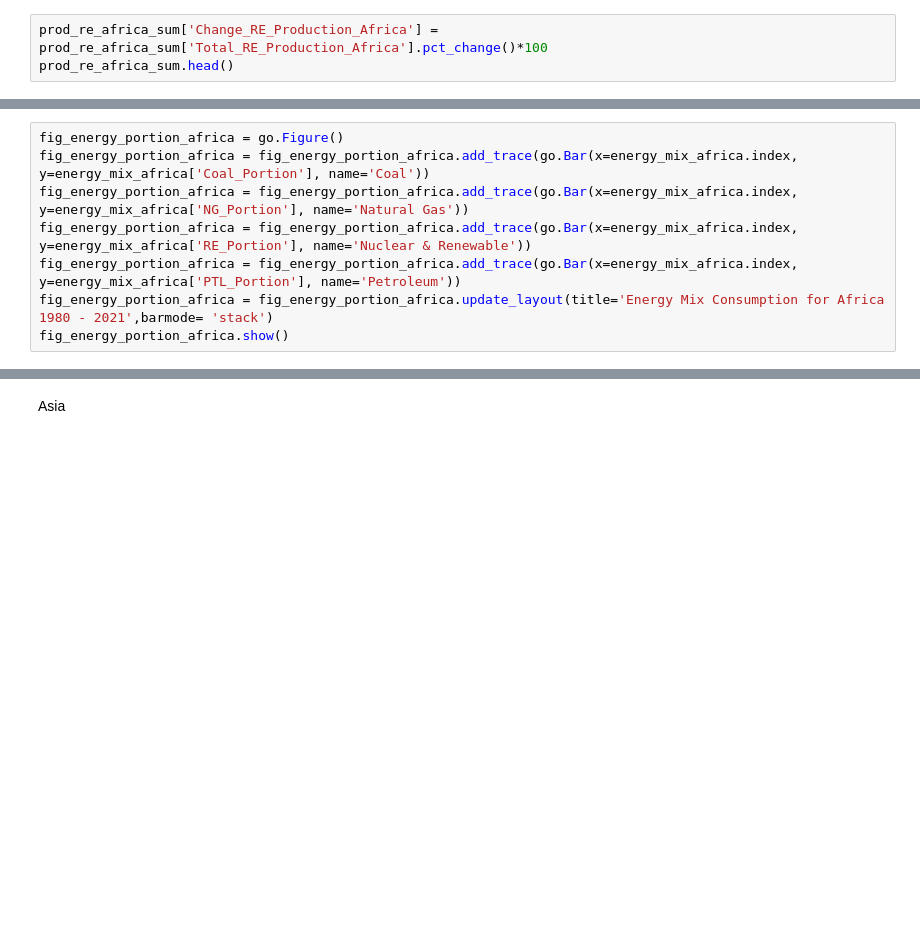
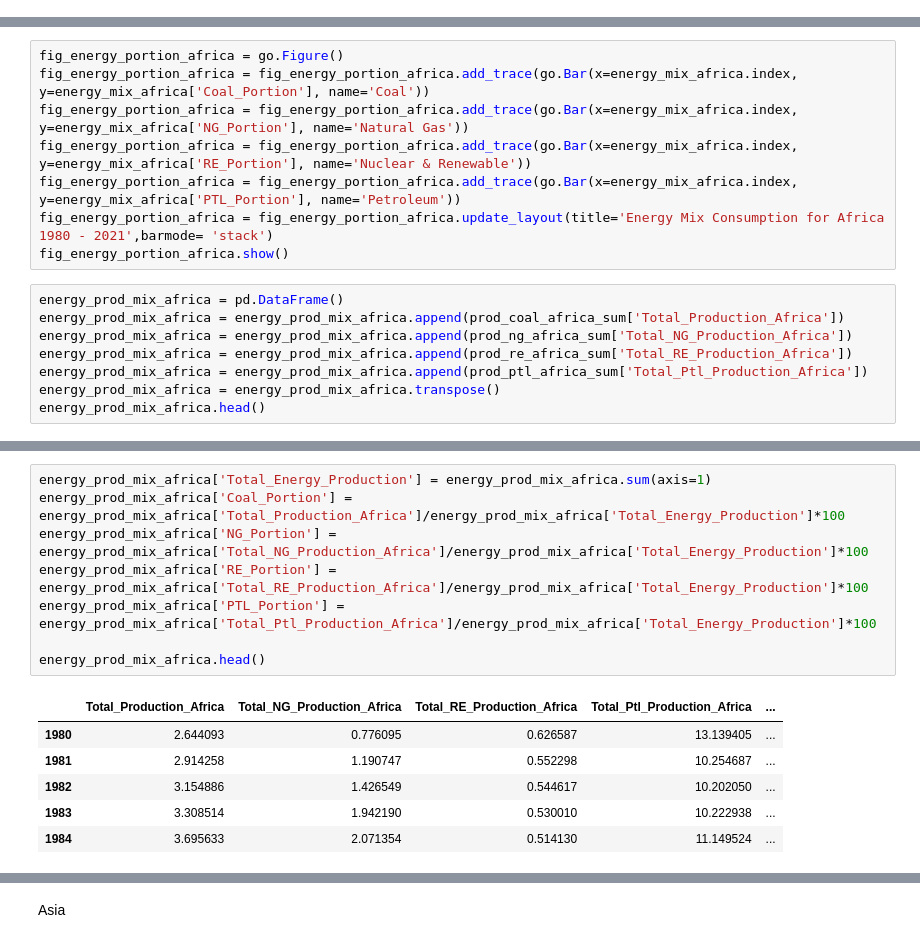
Before and after one commit to lurza/World-Energy-Analysis-main, a Jupyter notebook: Energy_Con_Prod.ipynb, the cells around one changed output, grey strips where cells are left out. Saved outputs shown, nothing was run; the diff lists cells and outputs as text; blank space fills up the shorter version.

Commit message:
visualise production until CSA

```diff
--- a/Energy_Con_Prod.ipynb
+++ b/Energy_Con_Prod.ipynb
@@ -2816,6 +2723,3 @@ prod_re_africa_sum.head()
 | 1982 | 0.544617 |
 | 1983 | 0.530010 |
 | 1984 | 0.514130 |
-# %%
-prod_re_africa_sum['Change_RE_Production_Africa'] = prod_re_africa_sum['Total_RE_Production_Africa'].pct_change()*100
-prod_re_africa_sum.head()
@@ -4305,3 +4082,11 @@ fig_energy_portion_africa = fig_energy_portion_africa.add_trace(go.Bar(x=energy_
 fig_energy_portion_africa = fig_energy_portion_africa.add_trace(go.Bar(x=energy_mix_africa.index, y=energy_mix_africa['PTL_Portion'], name='Petroleum'))
 fig_energy_portion_africa = fig_energy_portion_africa.update_layout(title='Energy Mix Consumption for Africa  1980 - 2021',barmode= 'stack')
 fig_energy_portion_africa.show()
+# %%
+energy_prod_mix_africa = pd.DataFrame()
+energy_prod_mix_africa = energy_prod_mix_africa.append(prod_coal_africa_sum['Total_Production_Africa'])
+energy_prod_mix_africa = energy_prod_mix_africa.append(prod_ng_africa_sum['Total_NG_Production_Africa'])
+energy_prod_mix_africa = energy_prod_mix_africa.append(prod_re_africa_sum['Total_RE_Production_Africa'])
+energy_prod_mix_africa = energy_prod_mix_africa.append(prod_ptl_africa_sum['Total_Ptl_Production_Africa'])
+energy_prod_mix_africa = energy_prod_mix_africa.transpose()
+energy_prod_mix_africa.head()
@@ -4307,0 +4100,15 @@ fig_energy_portion_africa.show()
+# %%
+energy_prod_mix_africa['Total_Energy_Production'] = energy_prod_mix_africa.sum(axis=1)
+energy_prod_mix_africa['Coal_Portion'] = energy_prod_mix_africa['Total_Production_Africa']/energy_prod_mix_africa['Total_Energy_Production']*100
+energy_prod_mix_africa['NG_Portion'] = energy_prod_mix_africa['Total_NG_Production_Africa']/energy_prod_mix_africa['Total_Energy_Production']*100
+energy_prod_mix_africa['RE_Portion'] = energy_prod_mix_africa['Total_RE_Production_Africa']/energy_prod_mix_africa['Total_Energy_Production']*100
+energy_prod_mix_africa['PTL_Portion'] = energy_prod_mix_africa['Total_Ptl_Production_Africa']/energy_prod_mix_africa['Total_Energy_Production']*100
+
+energy_prod_mix_africa.head()
+# %% [output]
+|  | Total_Production_Africa | Total_NG_Production_Africa | Total_RE_Production_Africa | Total_Ptl_Production_Africa | ... |
+| 1980 | 2.644093 | 0.776095 | 0.626587 | 13.139405 | ... |
+| 1981 | 2.914258 | 1.190747 | 0.552298 | 10.254687 | ... |
+| 1982 | 3.154886 | 1.426549 | 0.544617 | 10.202050 | ... |
+| 1983 | 3.308514 | 1.942190 | 0.530010 | 10.222938 | ... |
+| 1984 | 3.695633 | 2.071354 | 0.514130 | 11.149524 | ... |
```
Also changed, not shown: parts of 37 cells of this notebook.
